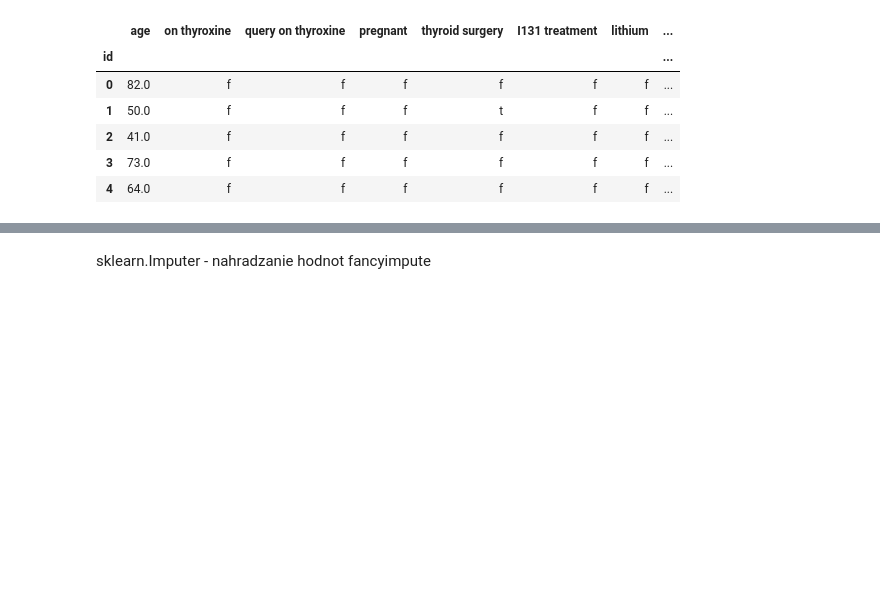
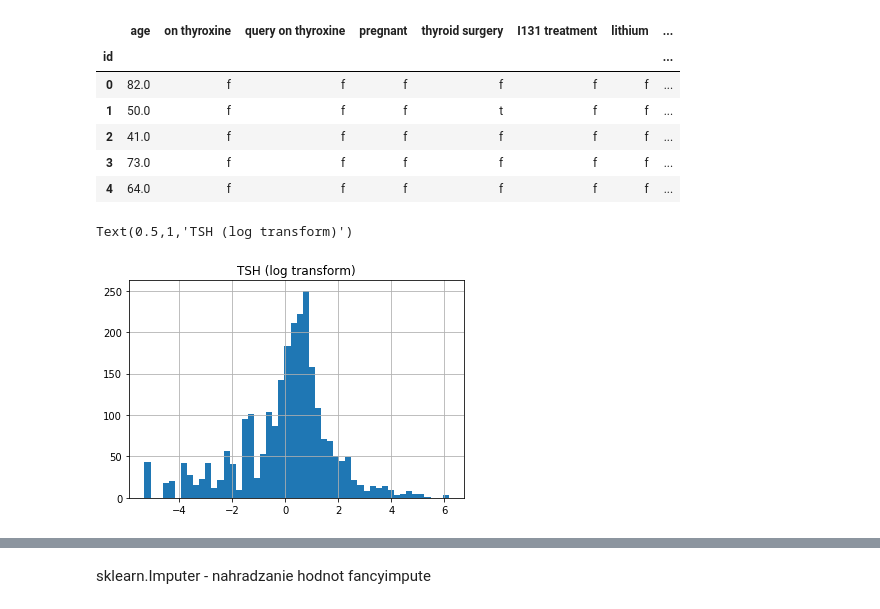
Before and after one commit to StefanSeben/IAU2018_SZ, a Jupyter notebook: predspracovanie.ipynb, the cells around one changed output, grey strips where cells are left out. Saved outputs shown, nothing was run; the diff lists cells and outputs as text; code cells hidden in the pictures; blank space fills up the shorter version.

```diff
--- a/predspracovanie.ipynb
+++ b/predspracovanie.ipynb
@@ -88,0 +127,7 @@ train_data.head()
+# %%
+transformed = np.log(train_data['TSH'])
+pom = pd.Series(transformed).hist(bins=50)
+pom.set_title("TSH (log transform)")
+# %% [output]
+Text(0.5,1,'TSH (log transform)')
+[figure, added]
```
Also changed, not shown: parts of 22 cells of this notebook.
